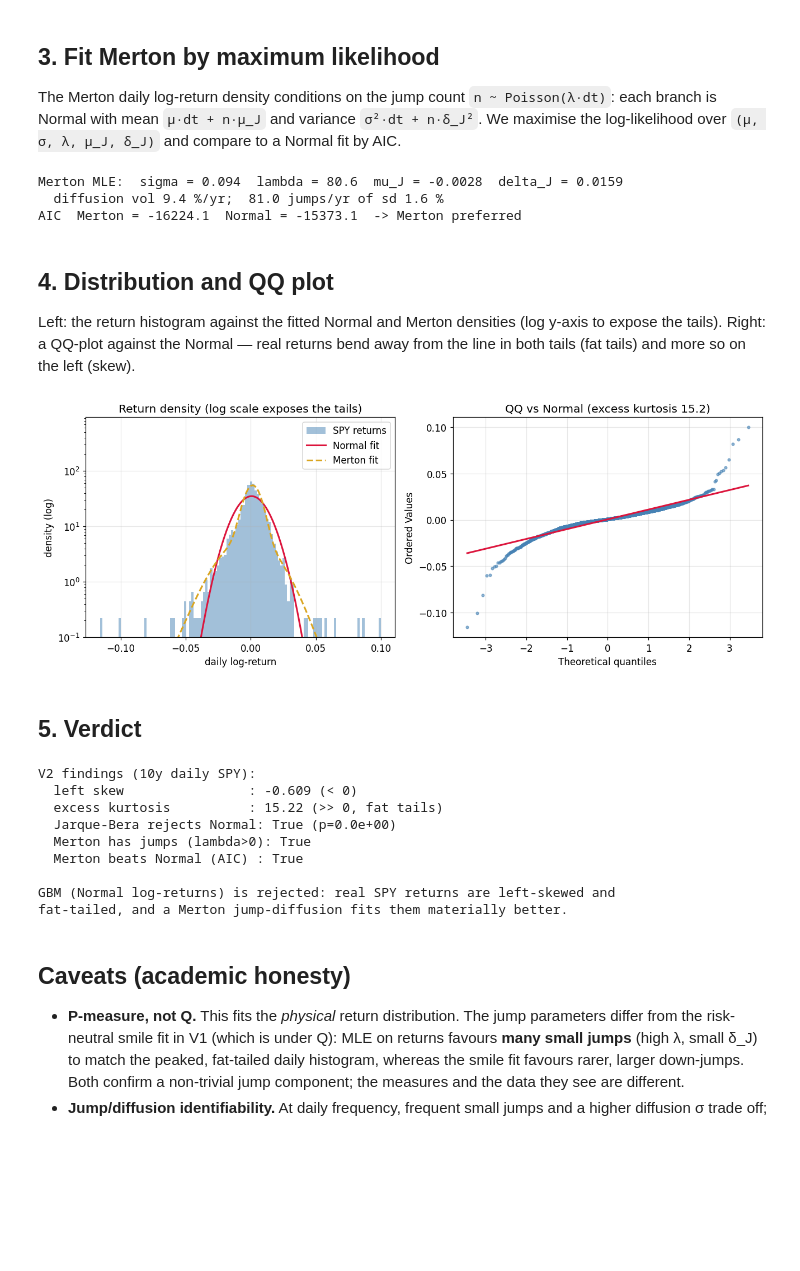
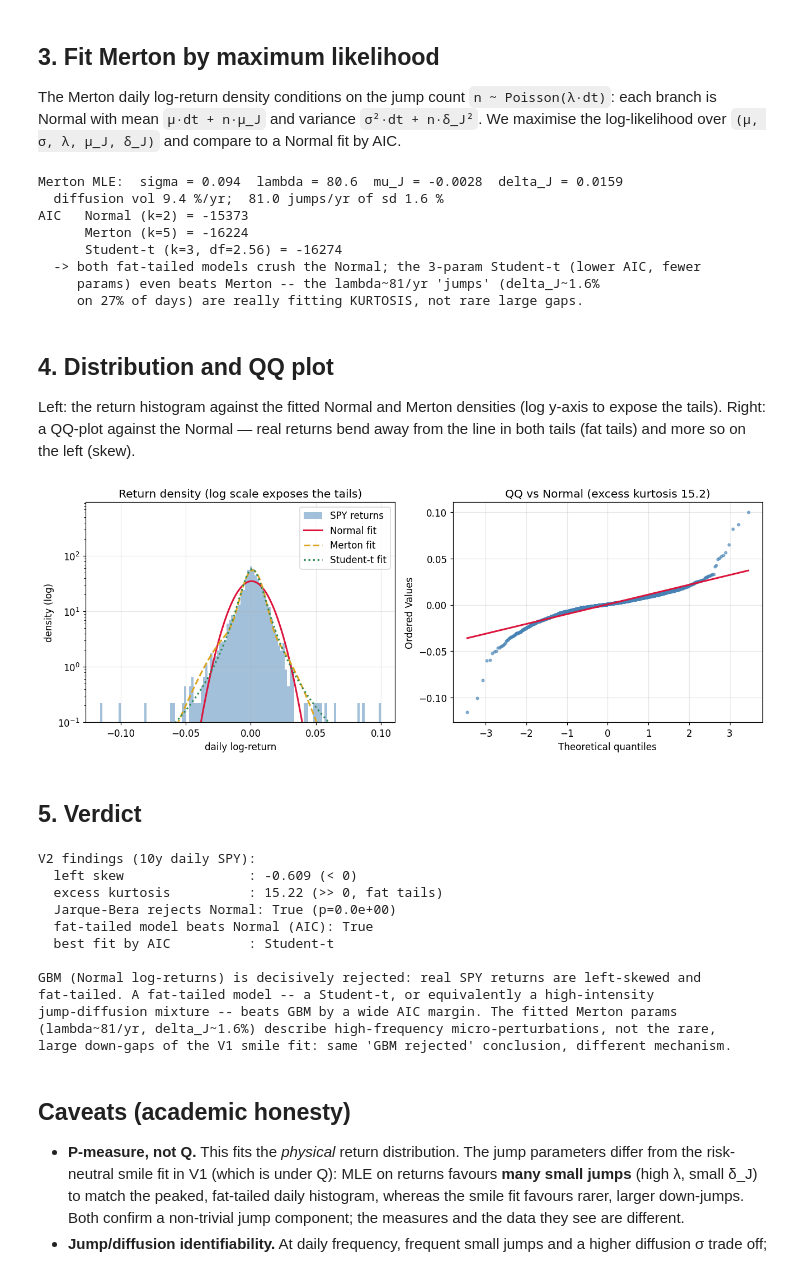
Before and after one commit to batuhanboztepe0/derivatives-lab, a Jupyter notebook: research/05_real_returns_jumps.ipynb, the cells around one changed output. Saved outputs shown, nothing was run; the diff lists cells and outputs as text; code cells hidden in the pictures; blank space fills up the shorter version.

```diff
--- a/research/05_real_returns_jumps.ipynb
+++ b/research/05_real_returns_jumps.ipynb
@@ -109,14 +109,26 @@ print("  diffusion vol", round(sig_m * 100, 1), "%/yr; ", round(lam_m, 0),
       "jumps/yr of sd", round(dj_m * 100, 1), "%")
 
 nll_normal = -np.sum(stats.norm.logpdf(ret, ret.mean(), ret.std()))
+df_t, loc_t, sc_t = stats.t.fit(ret)                       # 3-param Student-t
+nll_t = -np.sum(stats.t.logpdf(ret, df_t, loc_t, sc_t))
+aic_normal = 2 * nll_normal + 2 * 2
 aic_merton = 2 * res.fun + 2 * 5
-aic_normal = 2 * nll_normal + 2 * 2
-print("AIC  Merton =", round(aic_merton, 1), " Normal =", round(aic_normal, 1),
-      " -> Merton", "preferred" if aic_merton < aic_normal else "not preferred")
+aic_t      = 2 * nll_t + 2 * 3
+print(f"AIC   Normal (k=2) = {aic_normal:.0f}")
+print(f"      Merton (k=5) = {aic_merton:.0f}")
+print(f"      Student-t (k=3, df={df_t:.2f}) = {aic_t:.0f}")
+print("  -> both fat-tailed models crush the Normal; the 3-param Student-t (lower AIC, fewer")
+print(f"     params) even beats Merton -- the lambda~{lam_m:.0f}/yr 'jumps' (delta_J~{dj_m*100:.1f}%")
+print("     on 27% of days) are really fitting KURTOSIS, not rare large gaps.")
 # %% [output]
 Merton MLE:  sigma = 0.094  lambda = 80.6  mu_J = -0.0028  delta_J = 0.0159
   diffusion vol 9.4 %/yr;  81.0 jumps/yr of sd 1.6 %
-AIC  Merton = -16224.1  Normal = -15373.1  -> Merton preferred
+AIC   Normal (k=2) = -15373
+      Merton (k=5) = -16224
+      Student-t (k=3, df=2.56) = -16274
+  -> both fat-tailed models crush the Normal; the 3-param Student-t (lower AIC, fewer
+     params) even beats Merton -- the lambda~81/yr 'jumps' (delta_J~1.6%
+     on 27% of days) are really fitting KURTOSIS, not rare large gaps.
 # %% [markdown]
 ## 4. Distribution and QQ plot
 
@@ -126,20 +138,21 @@ line in both tails (fat tails) and more so on the left (skew).
 # %%
 fig, (a1, a2) = plt.subplots(1, 2, figsize=(12, 4.6))
 xs = np.linspace(ret.min(), ret.max(), 400)
 a1.hist(ret, bins=120, density=True, color=COLORS["data"], alpha=0.5, label="SPY returns")
 a1.plot(xs, stats.norm.pdf(xs, ret.mean(), ret.std()), color=COLORS["normal"], lw=2, label="Normal fit")
 a1.plot(xs, merton_pdf(xs, res.x, dt), color=COLORS["merton"], lw=2, ls="--", label="Merton fit")
+a1.plot(xs, stats.t.pdf(xs, df_t, loc_t, sc_t), color="seagreen", lw=2, ls=":", label="Student-t fit")
 a1.set_yscale("log"); a1.set_ylim(1e-1, None)
 a1.set_xlabel("daily log-return"); a1.set_ylabel("density (log)")
 a1.set_title("Return density (log scale exposes the tails)"); a1.legend(); a1.grid(alpha=0.3)
 
 stats.probplot(ret, dist="norm", plot=a2)
 a2.get_lines()[0].set(marker="o", markersize=3, color=COLORS["data"], alpha=0.6)
 a2.get_lines()[1].set(color=COLORS["normal"], lw=2)
 a2.set_title(f"QQ vs Normal (excess kurtosis {ek:.1f})"); a2.grid(alpha=0.3)
 plt.tight_layout(); plt.show()
 # %% [output]
-[figure, old version]
+[figure, new version]
 # %% [markdown]
 ## 5. Verdict
 # %%
@@ -147,21 +160,27 @@ print("V2 findings (10y daily SPY):")
 print("  left skew                :", round(sk, 3), "(< 0)")
 print("  excess kurtosis          :", round(ek, 2), "(>> 0, fat tails)")
 print("  Jarque-Bera rejects Normal:", jb.pvalue < 0.01, f"(p={jb.pvalue:.1e})")
-print("  Merton has jumps (lambda>0):", lam_m > 0)
-print("  Merton beats Normal (AIC) :", aic_merton < aic_normal)
+print("  fat-tailed model beats Normal (AIC):", min(aic_merton, aic_t) < aic_normal)
+print("  best fit by AIC          :", "Student-t" if aic_t < aic_merton else "Merton")
 print()
-print("GBM (Normal log-returns) is rejected: real SPY returns are left-skewed and")
-print("fat-tailed, and a Merton jump-diffusion fits them materially better.")
+print("GBM (Normal log-returns) is decisively rejected: real SPY returns are left-skewed and")
+print("fat-tailed. A fat-tailed model -- a Student-t, or equivalently a high-intensity")
+print("jump-diffusion mixture -- beats GBM by a wide AIC margin. The fitted Merton params")
+print("(lambda~81/yr, delta_J~1.6%) describe high-frequency micro-perturbations, not the rare,")
+print("large down-gaps of the V1 smile fit: same 'GBM rejected' conclusion, different mechanism.")
 # %% [output]
 V2 findings (10y daily SPY):
   left skew                : -0.609 (< 0)
   excess kurtosis          : 15.22 (>> 0, fat tails)
   Jarque-Bera rejects Normal: True (p=0.0e+00)
-  Merton has jumps (lambda>0): True
-  Merton beats Normal (AIC) : True
+  fat-tailed model beats Normal (AIC): True
+  best fit by AIC          : Student-t
 
-GBM (Normal log-returns) is rejected: real SPY returns are left-skewed and
-fat-tailed, and a Merton jump-diffusion fits them materially better.
+GBM (Normal log-returns) is decisively rejected: real SPY returns are left-skewed and
+fat-tailed. A fat-tailed model -- a Student-t, or equivalently a high-intensity
+jump-diffusion mixture -- beats GBM by a wide AIC margin. The fitted Merton params
+(lambda~81/yr, delta_J~1.6%) describe high-frequency micro-perturbations, not the rare,
+large down-gaps of the V1 smile fit: same 'GBM rejected' conclusion, different mechanism.
 # %% [markdown]
 ## Caveats (academic honesty)
 
```
Also changed, not shown: 7 other files.
